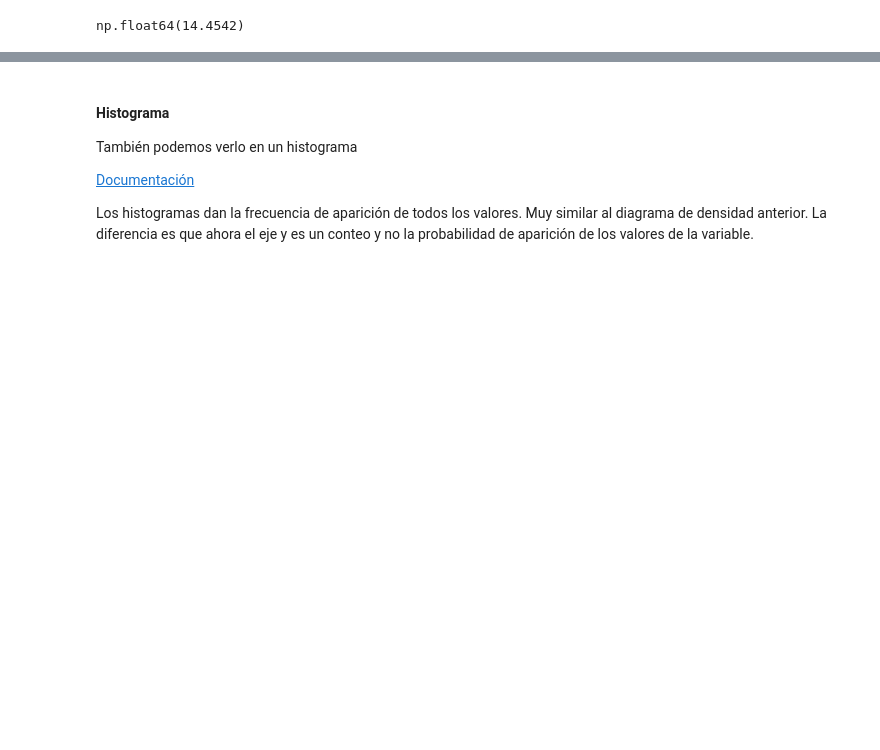
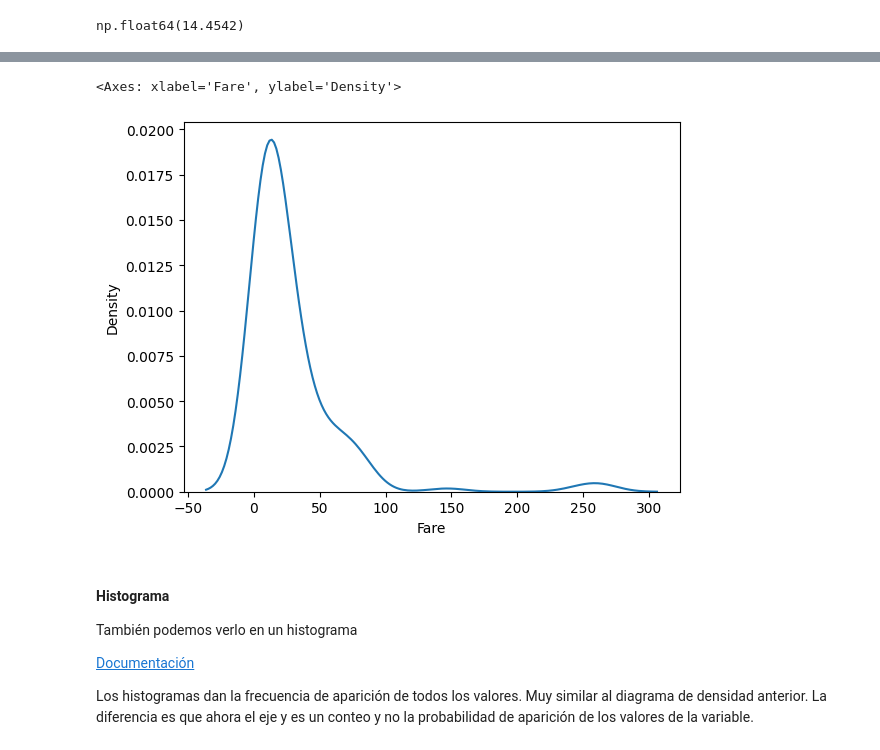
Before and after one commit to diego-dng/1026_DS_VITORIA-GASTEIZ, a Jupyter notebook: 2-Data_analysis/4-Visualización/2-Seaborn/Teoria/EDA_Seaborn.ipynb, the cells around one changed output, grey strips where cells are left out. Saved outputs shown, nothing was run; the diff lists cells and outputs as text; code cells hidden in the pictures; blank space fills up the shorter version.

```diff
--- a/2-Data_analysis/4-Visualización/2-Seaborn/Teoria/EDA_Seaborn.ipynb
+++ b/2-Data_analysis/4-Visualización/2-Seaborn/Teoria/EDA_Seaborn.ipynb
@@ -160,3 +162,8 @@ sns.histplot(titanic_df["Fare"], kde = True);
+# %%
+sns.kdeplot(titanic_df["Fare"])
+# %% [output]
+<Axes: xlabel='Fare', ylabel='Density'>
+[figure, added]
 # %% [markdown]
 #### Histograma
 También podemos verlo en un histograma
```
Also changed, not shown: parts of 5 cells of this notebook, 38 other files.
